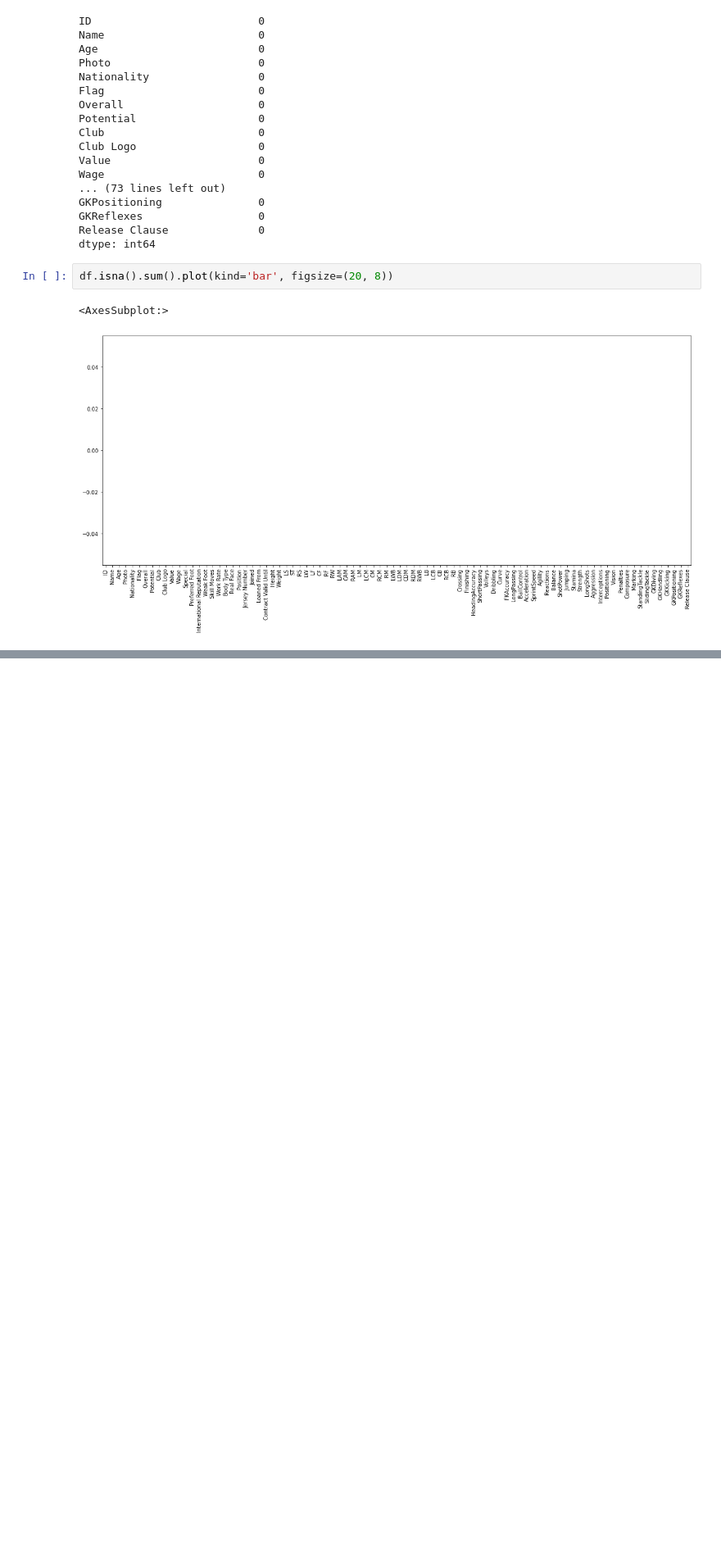
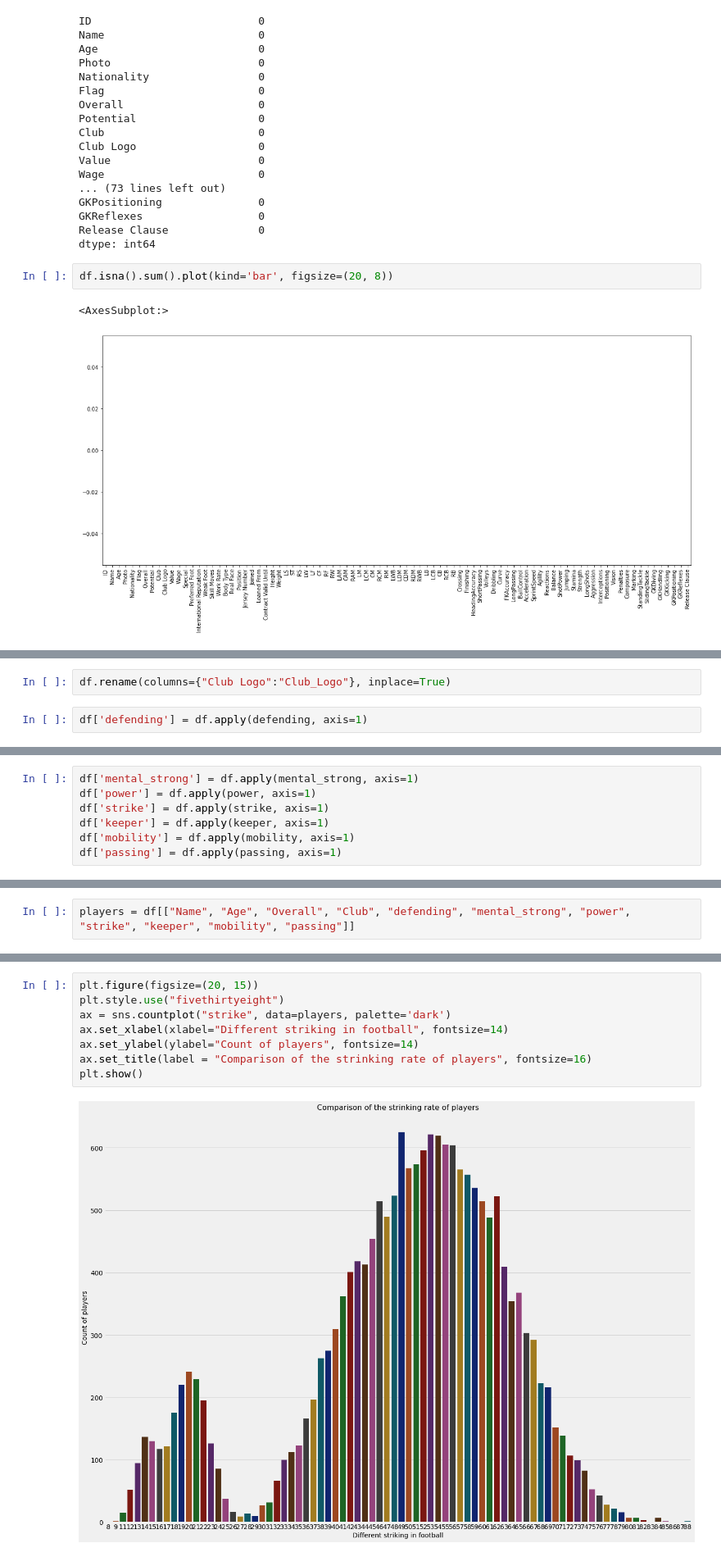
Before and after one commit to jasimdipu/forwordit_datascience_batch_16, a Jupyter notebook: eda/EDA FIFA.ipynb, the cells around one changed output, grey strips where cells are left out. Shown at 82% size. Cells and saved outputs as stored; diff of their text form; blank space fills up the shorter version.

```diff
--- a/eda/EDA FIFA.ipynb
+++ b/eda/EDA FIFA.ipynb
@@ -329,0 +360,4 @@ df.isna().sum().plot(kind='bar', figsize=(20, 8))
+# %%
+df.rename(columns={"Club Logo":"Club_Logo"}, inplace=True)
+# %%
+df['defending'] = df.apply(defending, axis=1)
@@ -329,0 +373,7 @@ df.isna().sum().plot(kind='bar', figsize=(20, 8))
+# %%
+df['mental_strong'] = df.apply(mental_strong, axis=1)
+df['power'] = df.apply(power, axis=1)
+df['strike'] = df.apply(strike, axis=1)
+df['keeper'] = df.apply(keeper, axis=1)
+df['mobility'] = df.apply(mobility, axis=1)
+df['passing'] = df.apply(passing, axis=1)
@@ -329,0 +393,2 @@ df.isna().sum().plot(kind='bar', figsize=(20, 8))
+# %%
+players = df[["Name", "Age", "Overall", "Club", "defending", "mental_strong", "power", "strike", "keeper", "mobility", "passing"]]
@@ -329,0 +404,10 @@ df.isna().sum().plot(kind='bar', figsize=(20, 8))
+# %%
+plt.figure(figsize=(20, 15))
+plt.style.use("fivethirtyeight")
+ax = sns.countplot("strike", data=players, palette='dark')
+ax.set_xlabel(xlabel="Different striking in football", fontsize=14)
+ax.set_ylabel(ylabel="Count of players", fontsize=14)
+ax.set_title(label = "Comparison of the strinking rate of players", fontsize=16)
+plt.show()
+# %% [output]
+[figure, added]
```
Also changed, not shown: parts of 15 cells of this notebook.
